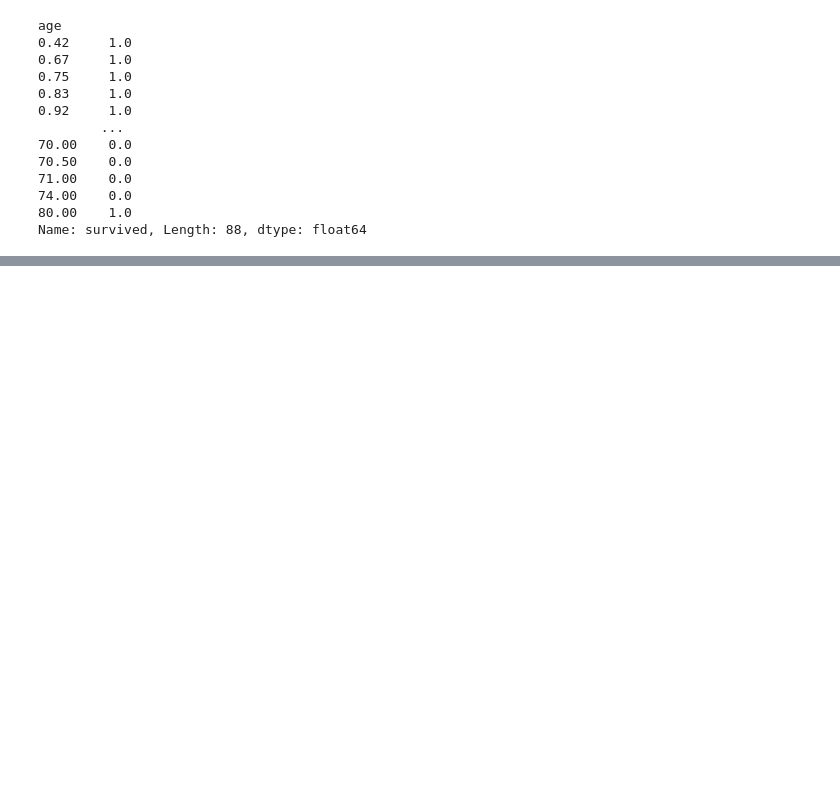
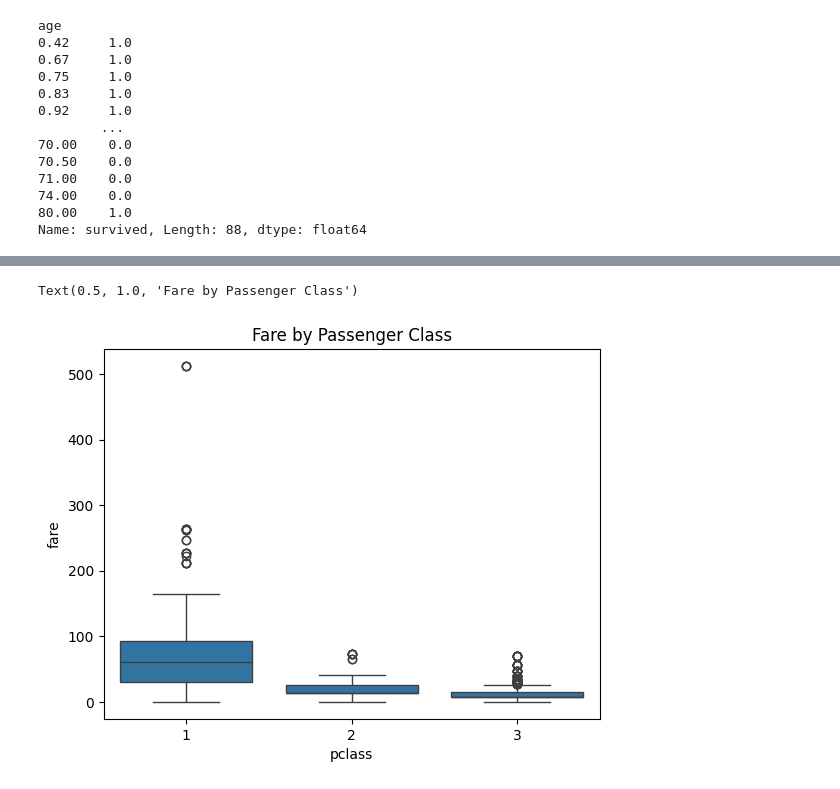
Before and after one commit to Greeshmitha2702/titanic-eda, a Jupyter notebook: main.ipynb, the cells around one changed output, grey strips where cells are left out. Saved outputs shown, nothing was run; the diff lists cells and outputs as text; code cells hidden in the pictures; blank space fills up the shorter version.

```diff
--- a/main.ipynb
+++ b/main.ipynb
@@ -153,0 +241,7 @@ Name: survived, dtype: float64
+# %%
+#Boxplot comparison: fare by class
+sns.boxplot(data = titanic_data, x = 'pclass',y = 'fare')
+plt.title('Fare by Passenger Class')
+# %% [output]
+Text(0.5, 1.0, 'Fare by Passenger Class')
+[figure, added]
```
Also changed, not shown: parts of 10 cells of this notebook.
